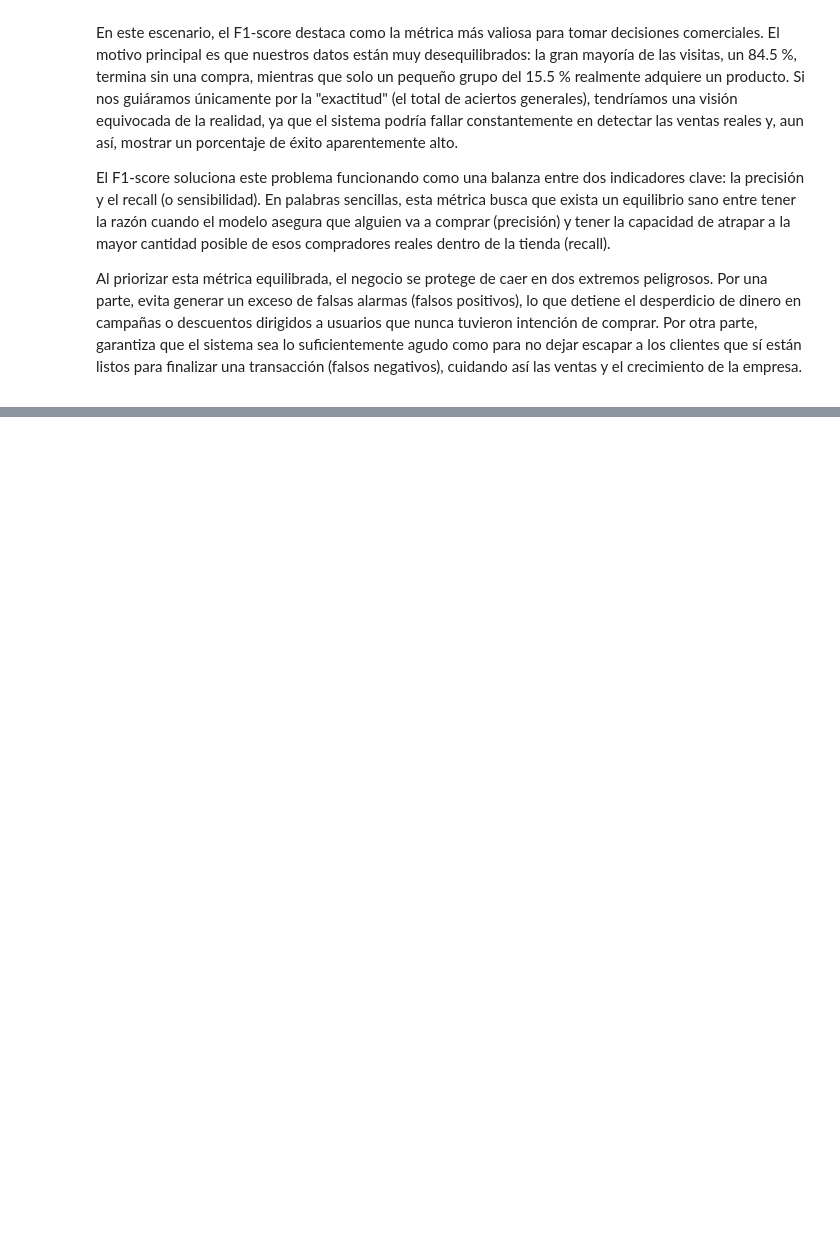
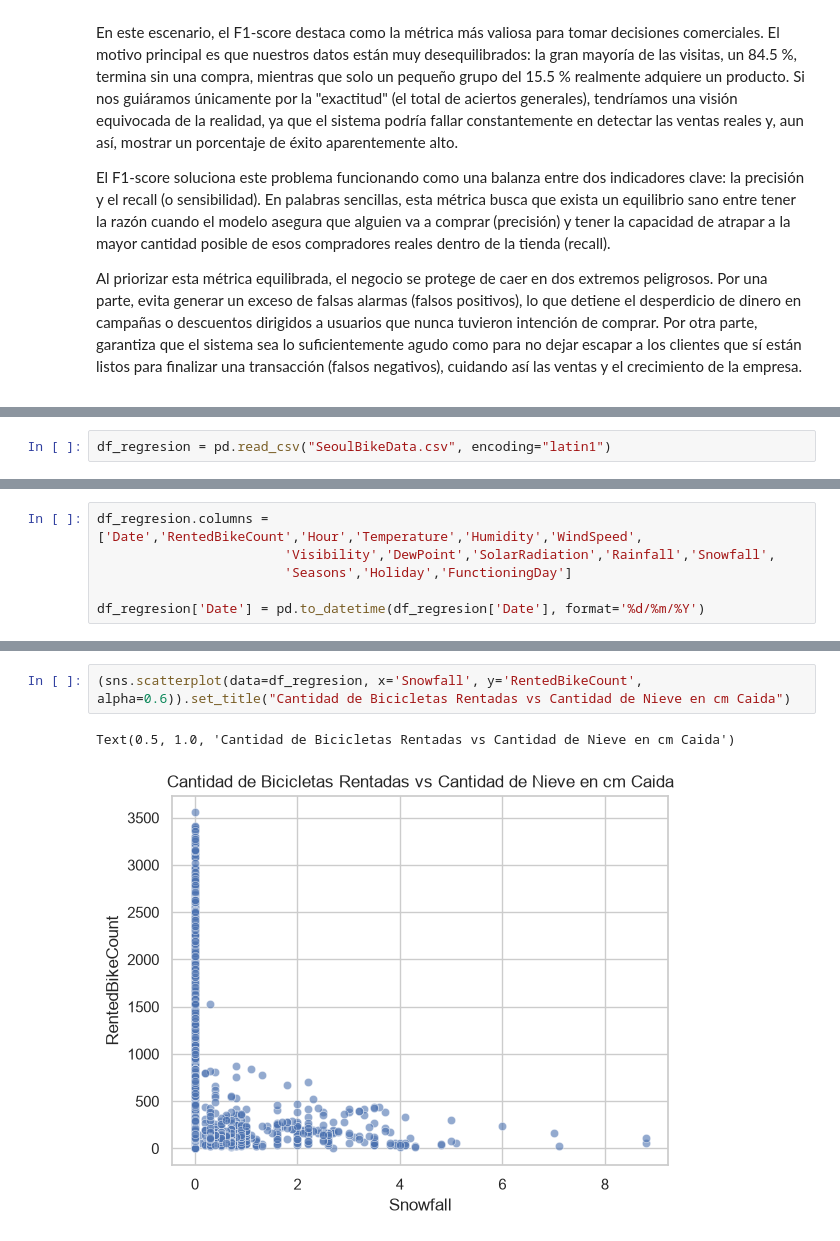
Before and after one commit to ByJuanRod/Actividad-Evaluativa, a Jupyter notebook: modelos_predictivos.ipynb, the cells around one changed output, grey strips where cells are left out. Saved outputs shown, nothing was run; the diff lists cells and outputs as text; blank space fills up the shorter version.

```diff
--- a/modelos_predictivos.ipynb
+++ b/modelos_predictivos.ipynb
@@ -695,0 +708,2 @@ Al priorizar esta métrica equilibrada, el negocio se protege de caer en dos ext
+# %%
+df_regresion = pd.read_csv("SeoulBikeData.csv", encoding="latin1")
@@ -695,0 +732,6 @@ Al priorizar esta métrica equilibrada, el negocio se protege de caer en dos ext
+# %%
+df_regresion.columns = ['Date','RentedBikeCount','Hour','Temperature','Humidity','WindSpeed',
+                        'Visibility','DewPoint','SolarRadiation','Rainfall','Snowfall',
+                        'Seasons','Holiday','FunctioningDay']
+
+df_regresion['Date'] = pd.to_datetime(df_regresion['Date'], format='%d/%m/%Y')
@@ -695,0 +867,5 @@ Al priorizar esta métrica equilibrada, el negocio se protege de caer en dos ext
+# %%
+(sns.scatterplot(data=df_regresion, x='Snowfall', y='RentedBikeCount', alpha=0.6)).set_title("Cantidad de Bicicletas Rentadas vs Cantidad de Nieve en cm Caida")
+# %% [output]
+Text(0.5, 1.0, 'Cantidad de Bicicletas Rentadas vs Cantidad de Nieve en cm Caida')
+[figure, added]
```
Also changed, not shown: parts of 75 cells of this notebook.
